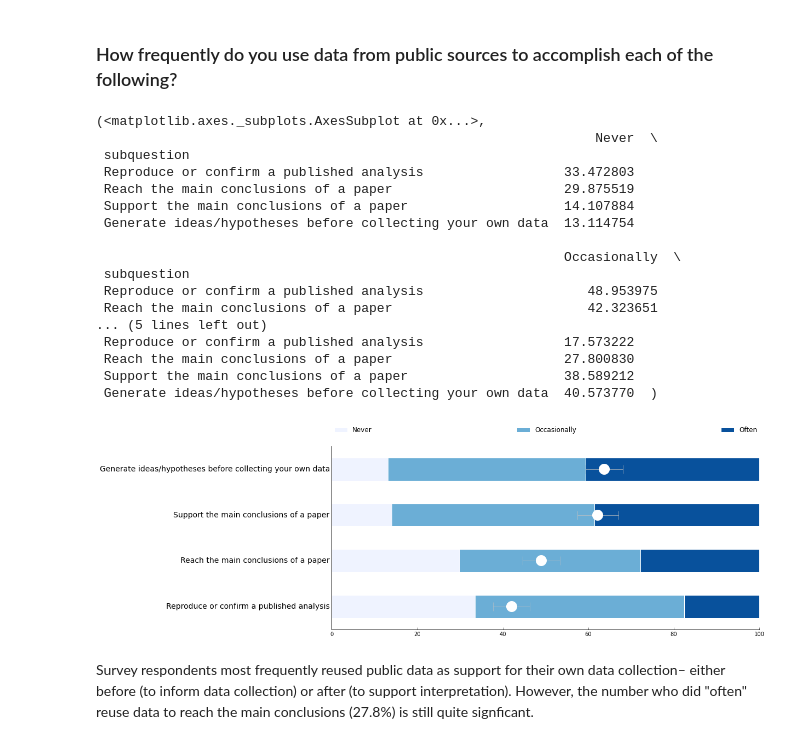
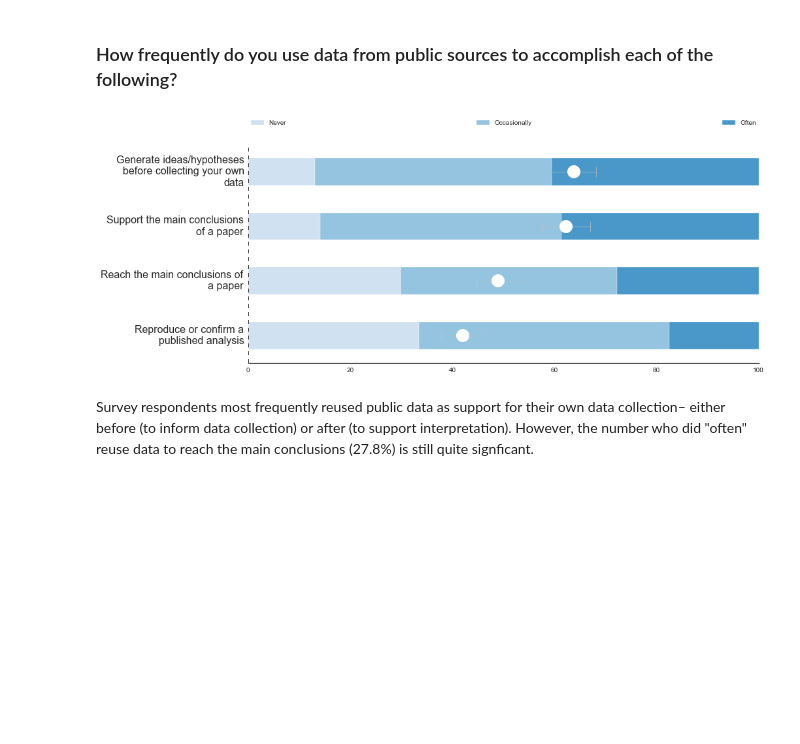
Before and after one commit to JEK-III/MDCSurvey, a Jupyter notebook: Making Data Count.ipynb, the cells around one changed output. Cells and saved outputs as stored; diff of their text form; code cells hidden in the pictures; blank space fills up the shorter version.

Commit message:
Style graphs with Seaborn

```diff
--- a/Making Data Count.ipynb
+++ b/Making Data Count.ipynb
@@ -10,21 +10,19 @@ In November and December of 2014, we conducted a pair of online surveys of resea
 %matplotlib inline
 from IPython.display import display
 from math import sqrt
+from textwrap import wrap
 import matplotlib.pyplot as plt
 import numpy as np
 import pandas as pd
 import pylab
 import scipy as sp
 import scipy.stats as sps
+import seaborn as sns
 
 pylab.rcParams['figure.figsize'] = (14.0, 6.0)
-
-COLORS = ['#eff3ff', '#bdd7e7', '#6baed6', '#3182bd', '#08519c']
-FOUR_COLOR = ['#eff3ff', '#bdd7e7', '#3182bd', '#08519c']
-THREE_COLOR = ['#eff3ff', '#6baed6', '#08519c']
-SEVEN_COLOR = ['#eff3ff', '#bdd7e7', '#94c3df', '#6baed6', '#3182bd', '#1d6aad', '#08519c']
-#SEVEN_COLOR = ['#ffffff', '#cedceb', '#9cb9d7', '#6b97c4', '#3974b0', '#08519c', '#06417d']
-
+sns.set_style("white",
+              {'font.sans-serif': ['Helevetica', 'Liberation Sans',
+                                   'Bitstream Vera Sans', 'sans-serif']})
 BAR_COLOR = '#949494'
 # %% [markdown]
 Scheme to consolidate subdisciplines
@@ -114,7 +112,7 @@ def bootstrap_basic_ci(data, n_samples=100000, alpha=0.05, stat_function=np.sum)
 # %% [markdown]
 #### Graphing functions
 # %%
-def graph_likert(questions, answers, colors=COLORS):
+def graph_likert(questions, answers):
 
     collected_counts = pd.DataFrame(index=answers)
     stats = pd.DataFrame(index=questions.columns,columns=['mean', 'ci'])
@@ -145,9 +143,12 @@ def graph_likert(questions, answers, colors=COLORS):
     #split interval tuples into 2 element Series
     stats['ci'] = stats['ci'].apply(split_interval)
 
+    collected_counts.index = [ '\n'.join(wrap(i, 30)) for i in collected_counts.index ]
+
     #plot percentages of each response
-    fig = collected_counts.plot(kind='barh', stacked=True, color=colors, grid=False,
-                                xlim = (0,100), edgecolor='w', fontsize=14)
+    fig = collected_counts.plot(kind='barh', stacked=True, grid=False,
+                                color=sns.color_palette("Blues", len(collected_counts.index)),
+                                xlim = (0,100), edgecolor='w', fontsize=16)
 
     # plot mean and 95% confidence interval
     fig.plot(stats['mean'], np.arange(len(stats)), marker='o', color='w',axes=fig,
@@ -156,10 +157,8 @@ def graph_likert(questions, answers, colors=COLORS):
                  fmt='none', ecolor='#C2C2C2', alpha=0.65, elinewidth=1, capsize=8, capthick=1)
 
     fig.legend(bbox_to_anchor=(0., 1.02, 1., .102), loc=2, ncol=number_of_answers, mode="expand", borderaxespad=0.,frameon=False)
-    fig.tick_params(axis='both', which='both', left='off', top='off', right='off')
-    fig.spines['top'].set_visible(False)
-    fig.spines['right'].set_visible(False)
     fig.set_ylabel('')
+    sns.despine(ax=fig, left=True)
 
     return fig , collected_counts
 # %%
@@ -291,28 +309,10 @@ A total of 247 respondents completed the researcher survey. Most (78%) are emplo
 ### How frequently do you use data from public sources to accomplish each of the following?
 # %%
 FREQUENCIES = ['Never', 'Occasionally', 'Often']
-graph_likert(responses['How frequently do you use data from public sources to accomplish each of the following?<br>(e.g., data in a public database or journal article supplemental material)'],
-             FREQUENCIES,
-             colors=THREE_COLOR)
+sources_graph, sources_table = graph_likert(responses['How frequently do you use data from public sources to accomplish each of the following?<br>(e.g., data in a public database or journal article supplemental material)'],
+                               FREQUENCIES)
 # %% [output]
-(<matplotlib.axes._subplots.AxesSubplot at 0x...>,
-                                                                Never  \
- subquestion
- Reproduce or confirm a published analysis                  33.472803
- Reach the main conclusions of a paper                      29.875519
- Support the main conclusions of a paper                    14.107884
- Generate ideas/hypotheses before collecting your own data  13.114754
-
-                                                            Occasionally  \
- subquestion
- Reproduce or confirm a published analysis                     48.953975
- Reach the main conclusions of a paper                         42.323651
-... (5 lines left out)
- Reproduce or confirm a published analysis                  17.573222
- Reach the main conclusions of a paper                      27.800830
- Support the main conclusions of a paper                    38.589212
- Generate ideas/hypotheses before collecting your own data  40.573770  )
-[figure, old version]
+[figure, new version]
 # %% [markdown]
 Survey respondents most frequently reused public data as support for their own data collection– either before (to inform data collection) or after (to support interpretation). However, the number who did "often" reuse data to reach the main conclusions (27.8%) is still quite signficant.
 # %%
```
Also changed, not shown: parts of 10 cells of this notebook.
